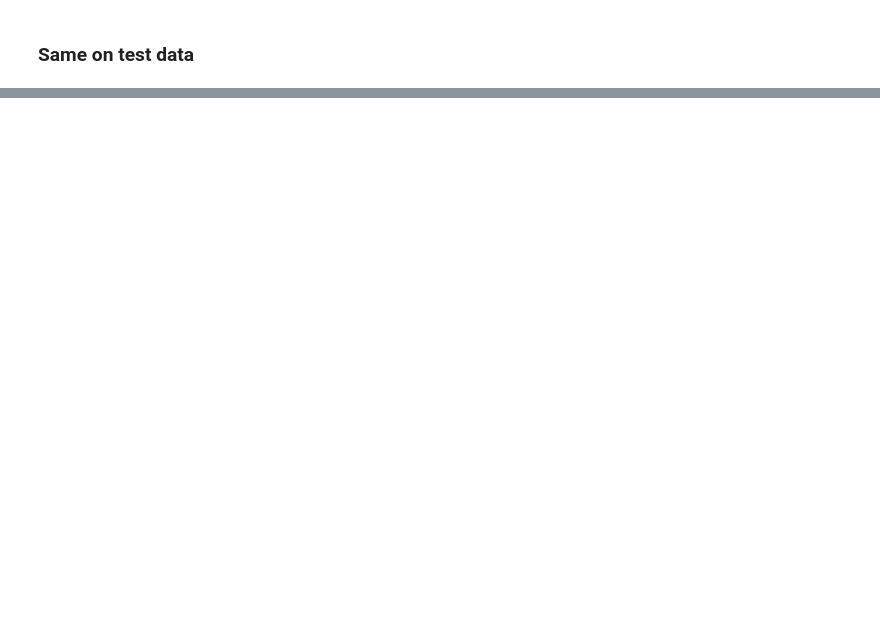
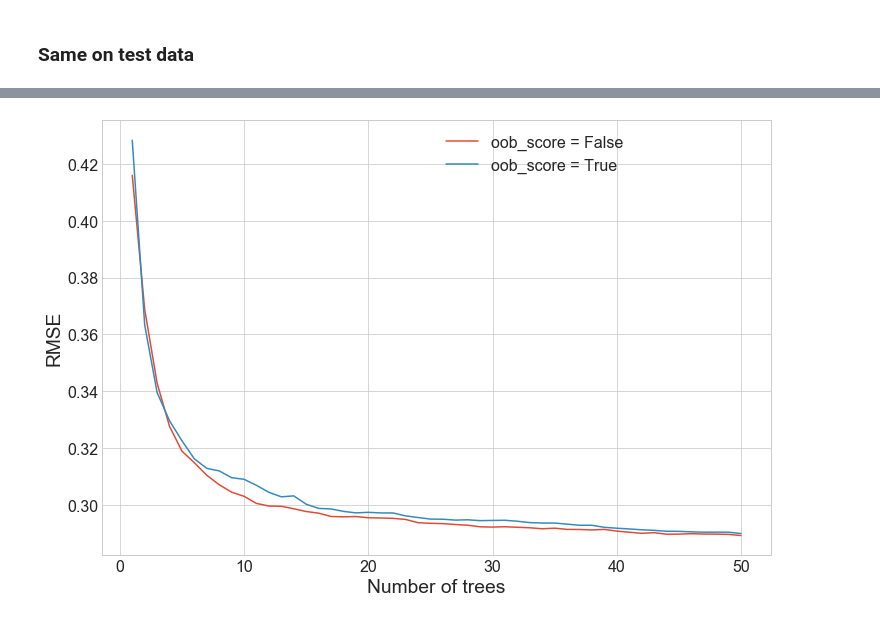
Before and after one commit to bogeholm/fastai-intro-to-ml, a Jupyter notebook: 2-random-forest-deep-dive.ipynb, the cells around one changed output, grey strips where cells are left out. Drawn from its saved outputs; the diff is of its cells as text; code cells hidden in the pictures; blank space fills up the shorter version.

```diff
--- a/2-random-forest-deep-dive.ipynb
+++ b/2-random-forest-deep-dive.ipynb
@@ -406,0 +410,3 @@ ax.get_legend().set_bbox_to_anchor((0.8, 1))
+# %%
+model_cmp_xtra = ExtraTreesRegressor(n_estimators=ncmp, bootstrap=True, n_jobs=-1)
+model_cmp_xtra_oob = ExtraTreesRegressor(n_estimators=ncmp, bootstrap=True, oob_score=True, n_jobs=-1)
@@ -406,0 +419,22 @@ ax.get_legend().set_bbox_to_anchor((0.8, 1))
+# %%
+preds_cmp_xtra = predict_trees_cumulative(model_cmp_xtra, X_test)
+preds_cmp_xtra_oob = predict_trees_cumulative(model_cmp_xtra_oob, X_test)
+
+preds_cmp_xtra_rmse = rmse_rowwise(preds_cmp_xtra, y_test)
+preds_cmp_xtra_rmse_oob = rmse_rowwise(preds_cmp_xtra_oob, y_test)
+# %%
+figsize(12, 8)
+fig, ax = plt.subplots(1, 1)
+
+xax = np.arange(1, np.shape(preds_cmp_rmse)[0]+1)
+
+ax.plot(xax, preds_cmp_xtra_rmse, label='oob_score = False')
+ax.plot(xax, preds_cmp_xtra_rmse_oob, label='oob_score = True')
+
+ax.set_xlabel('Number of trees')
+ax.set_ylabel('RMSE')
+
+ax.legend()
+ax.get_legend().set_bbox_to_anchor((0.8, 1))
+# %% [output]
+[figure, added]
```
Also changed, not shown: parts of 22 cells of this notebook.
